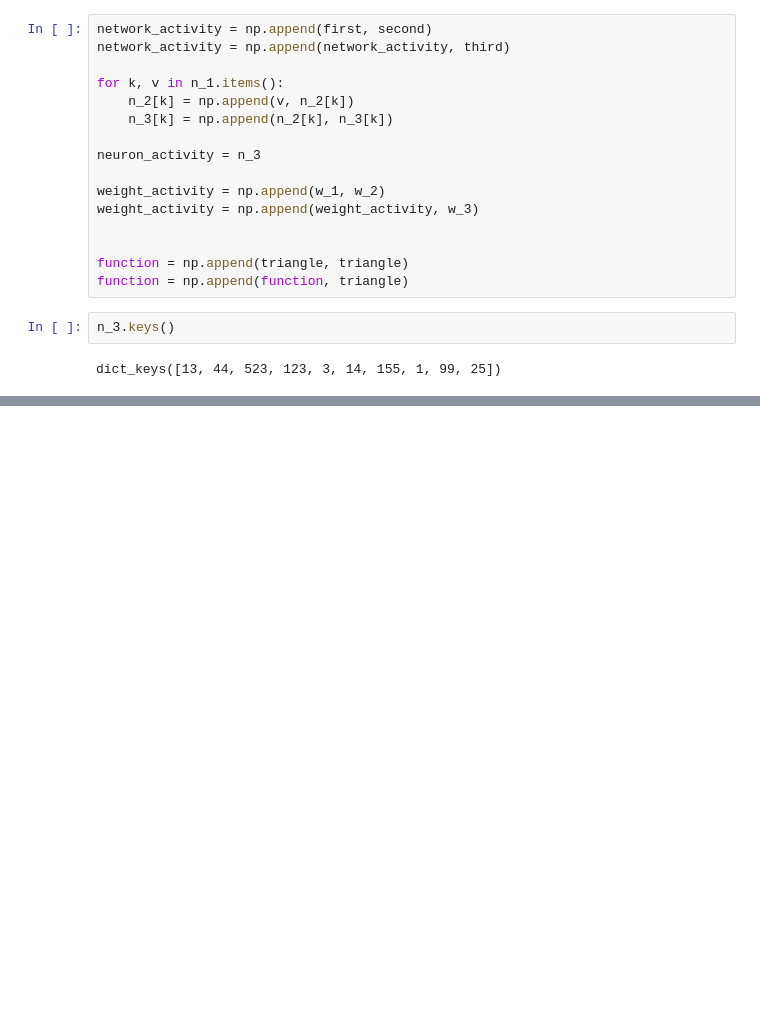
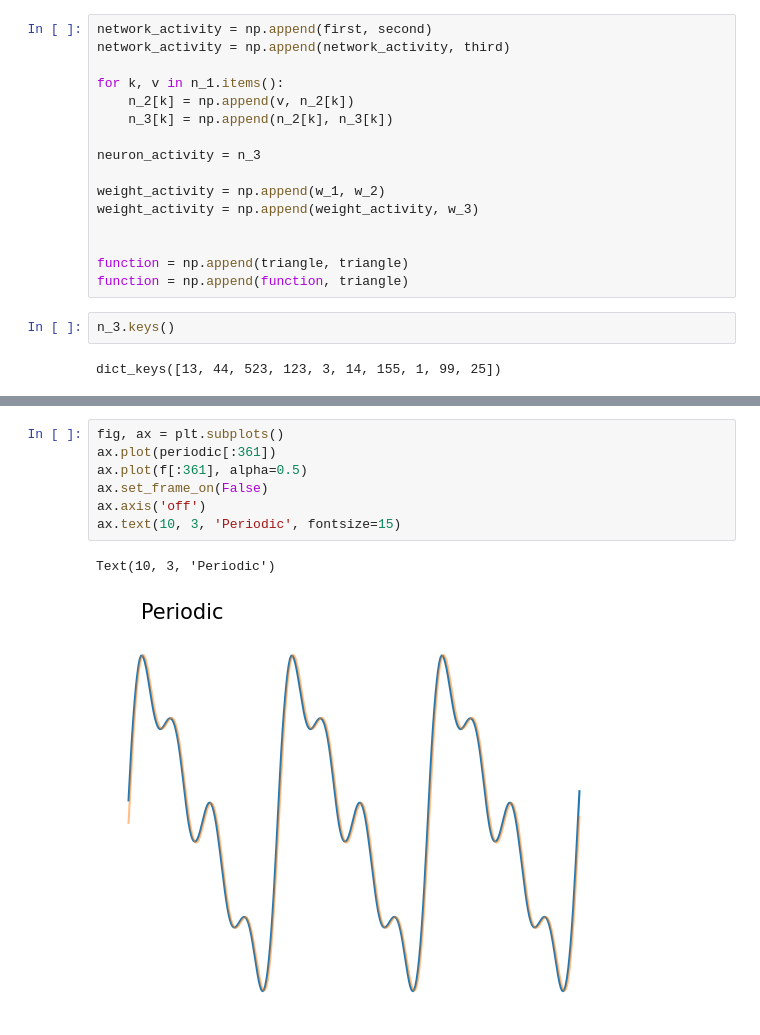
Before and after one commit to CEBangu/MOD_201, a Jupyter notebook: MOD201 final_report/final_report.ipynb, the cells around one changed output, grey strips where cells are left out. Saved outputs shown, nothing was run; the diff lists cells and outputs as text; blank space fills up the shorter version.

```diff
--- a/MOD201 final_report/final_report.ipynb
+++ b/MOD201 final_report/final_report.ipynb
@@ -304,0 +403,10 @@ AttributeError: Line2D.set() got an unexpected keyword argument 'width'
+# %%
+fig, ax = plt.subplots()
+ax.plot(periodic[:361])
+ax.plot(f[:361], alpha=0.5)
+ax.set_frame_on(False)
+ax.axis('off')
+ax.text(10, 3, 'Periodic', fontsize=15)
+# %% [output]
+Text(10, 3, 'Periodic')
+[figure, added]
```
Also changed, not shown: parts of 16 cells of this notebook.
